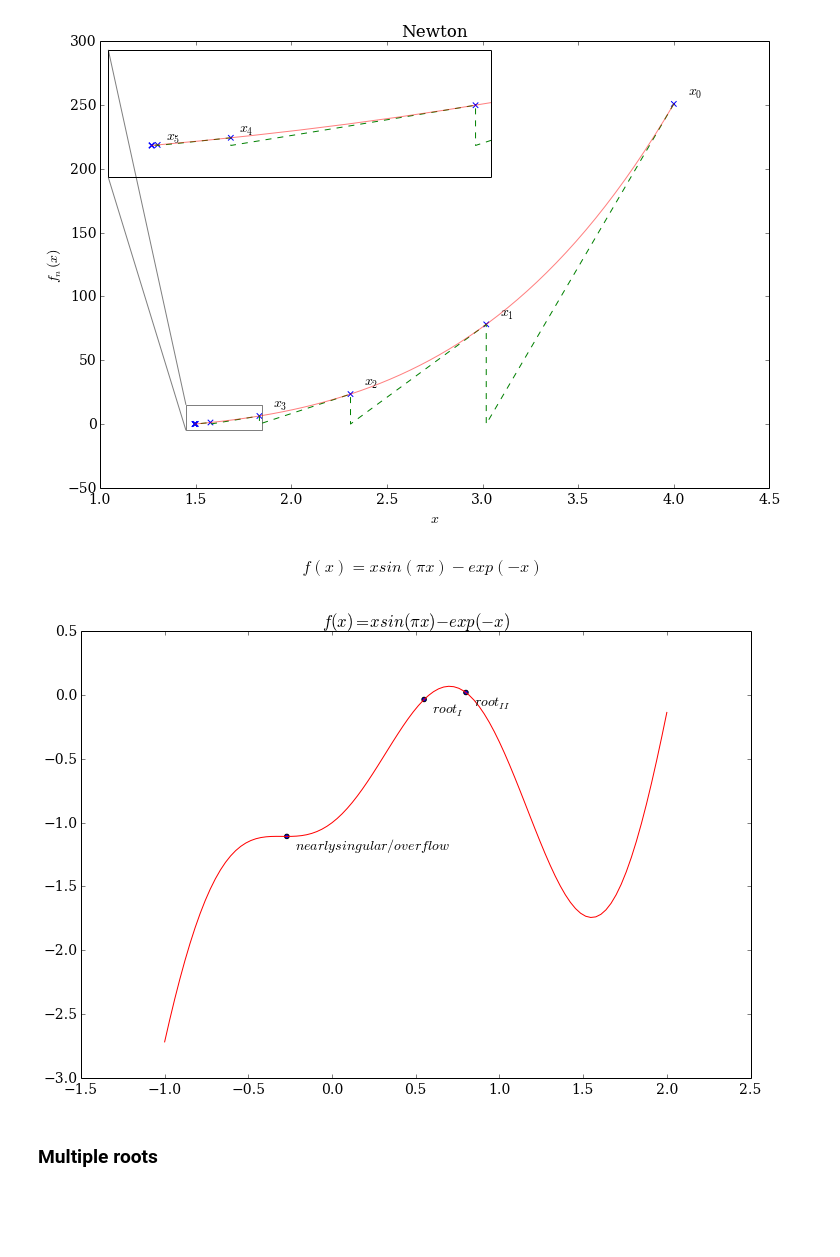
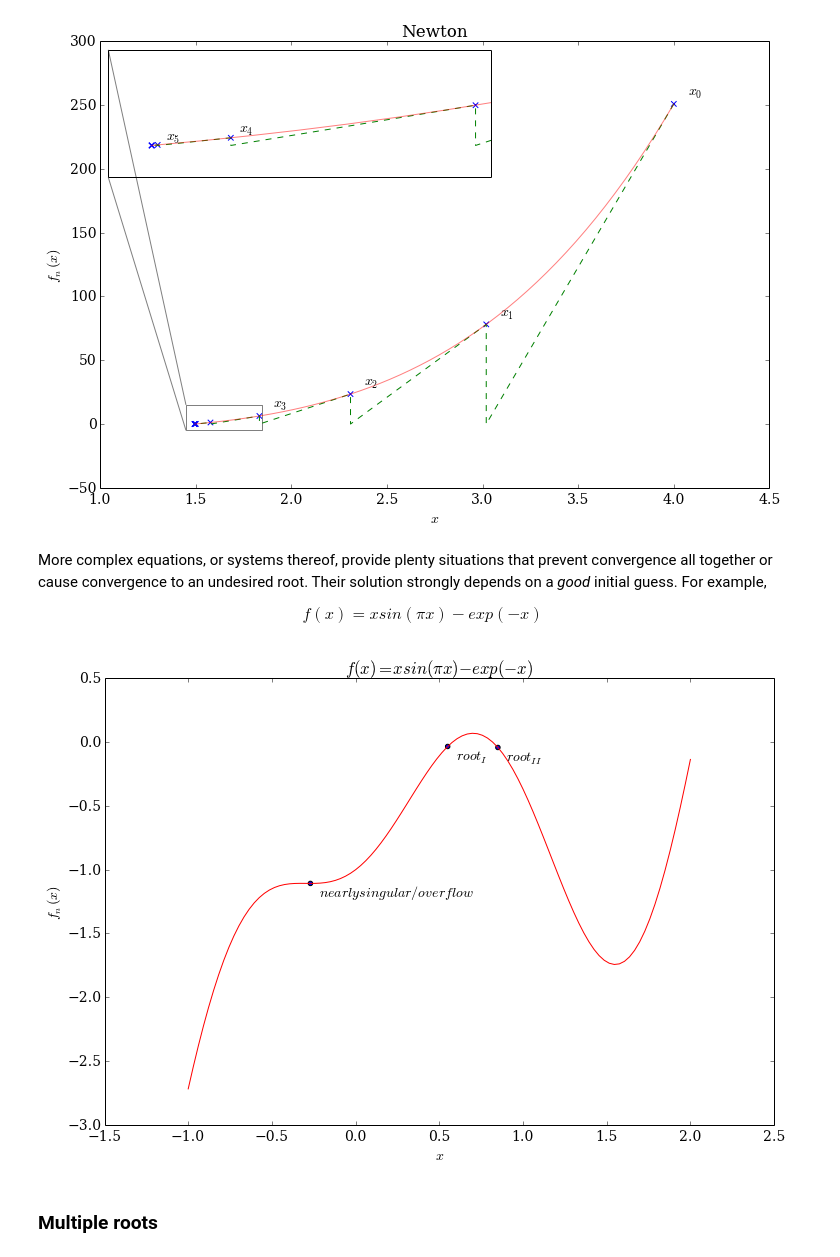
Before and after one commit to philippslang/nummet_I, a Jupyter notebook: NonLinearRoots.ipynb, the cells around one changed output. Cells and saved outputs as stored; diff of their text form; code cells hidden in the pictures; blank space fills up the shorter version.

```diff
--- a/NonLinearRoots.ipynb
+++ b/NonLinearRoots.ipynb
@@ -509,28 +576,32 @@ x0 = 4.0
 esenummet.plot_newton_convergence_pattern(f0, 1E-8, x0, 1E-7, 3, loc0=2, loc1=3, loc2=2, zoom=5, ixmin=1.45, ixmax=1.85, iymin=-5, iymax=15)
 # %% [output]
 [figure]
-# %% [markdown]
-\begin{equation}
-f(x) = x sin(\pi x)-exp(-x)
-\end{equation}
+# %% [markdown]
+More complex equations, or systems thereof, provide plenty situations that prevent convergence all together or cause convergence to an undesired root. Their solution strongly depends on a *good* initial guess. For example,
+
+\begin{equation}
+f(x) = x sin(\pi x)-exp(-x)
+\end{equation}
 # %%
 def f1(x):
     return  x*np.sin(np.pi*x)-np.exp(-x)
 # %%
 x = np.linspace(-1, 2, 100)
 y = f1(x)
 
 fig, ax = plt.subplots()
 ax.plot(x, y, color='r')
-xs = [0.55, 0.8, -0.27]
+xs = [0.55, 0.85, -0.27]
 texts = ['$root_I$', '$root_{II}$', '$nearly singular/overflow$']
 for i in range(len(xs)):
     ax.scatter([xs[i]], [f1(xs[i])])
     ax.text(xs[i]+0.05, f1(xs[i])-0.1, texts[i])
+ax.set_xlabel('$x$')
+ax.set_ylabel('$f_n(x)$')
 plt.title('$f(x)= x sin(\pi x) - exp(-x)$')
 plt.show()
 # %% [output]
-[figure, old version]
+[figure, new version]
 # %% [markdown]
 ### Multiple roots
 # %% [markdown]
```
Also changed, not shown: parts of 32 cells of this notebook, 2 other files.
